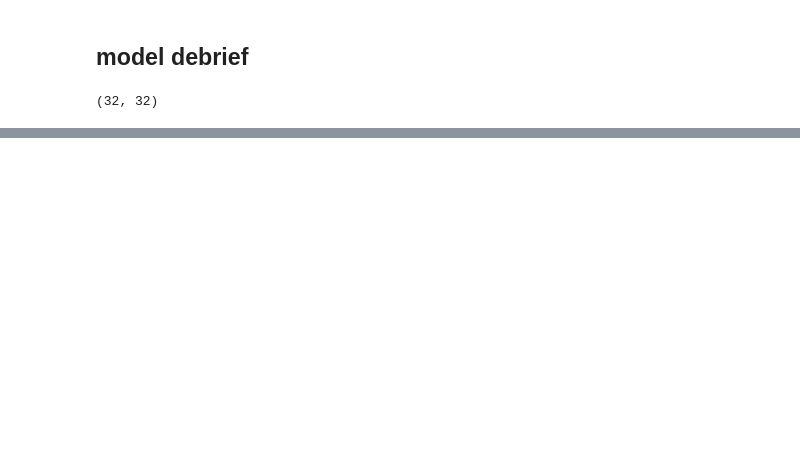
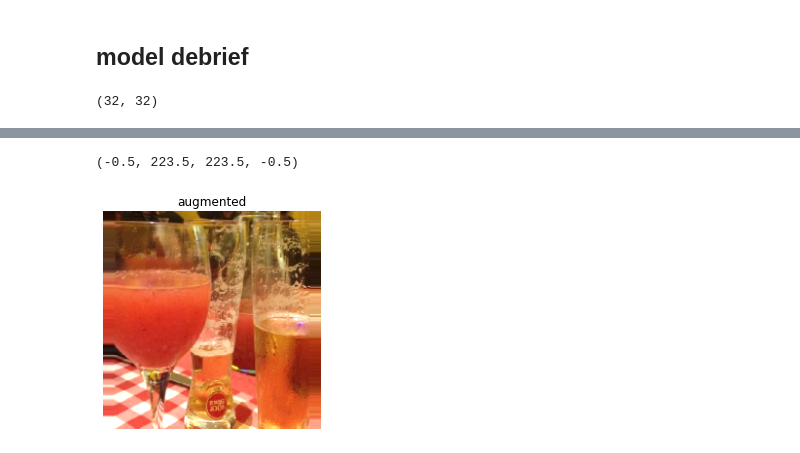
Before and after one commit to terrysu64/Machine-Learning-and-Data-Science-Projects, a Jupyter notebook: convolutional_neural_networks.ipynb, the cells around one changed output, grey strips where cells are left out. Cells and saved outputs as stored; diff of their text form; code cells hidden in the pictures; blank space fills up the shorter version.

```diff
--- a/convolutional_neural_networks.ipynb
+++ b/convolutional_neural_networks.ipynb
@@ -175,0 +230,5 @@ len(img), len(labels)
+# %%
+plt.title('augmented')
+plt.imshow(img_a[i])
+plt.axis(False)
+# %% [output]
@@ -175,0 +236,2 @@ len(img), len(labels)
+(-0.5, 223.5, 223.5, -0.5)
+[figure, added]
```
Also changed, not shown: parts of 15 cells of this notebook.
